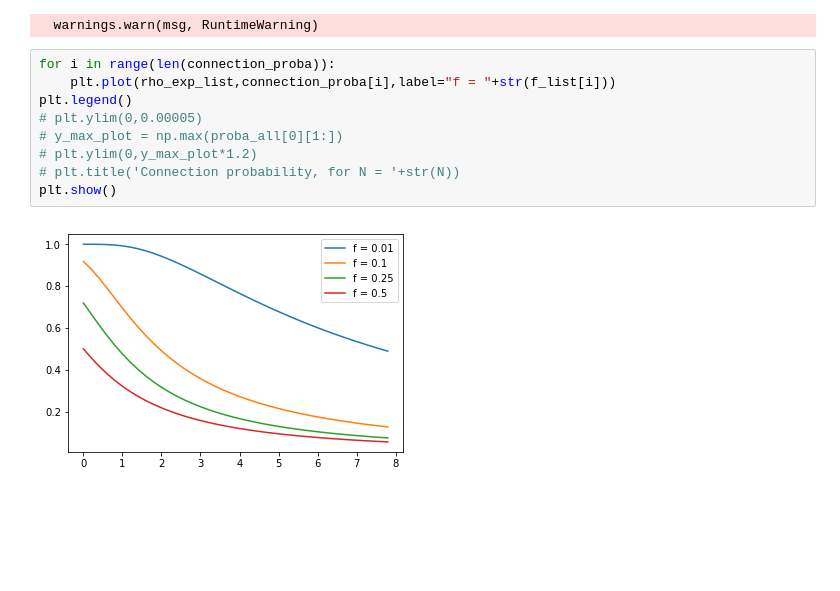
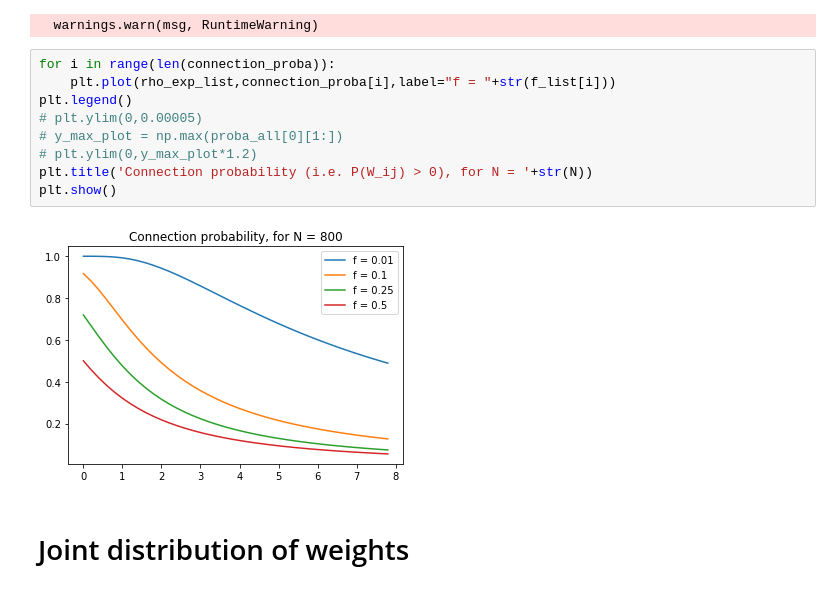
Before and after one commit to jlamweil/cortex-connect, a Jupyter notebook: replica-cavity.ipynb, the cells around one changed output. Drawn from its saved outputs; the diff is of its cells as text; blank space fills up the shorter version.

Commit message:
updated replica/cavity methods: new graphs

```diff
--- a/replica-cavity.ipynb
+++ b/replica-cavity.ipynb
@@ -259,11 +315,13 @@ for f in f_list:
 # %%
 for i in range(len(connection_proba)):
     plt.plot(rho_exp_list,connection_proba[i],label="f = "+str(f_list[i]))
 plt.legend()
 # plt.ylim(0,0.00005)
 # y_max_plot = np.max(proba_all[0][1:])
 # plt.ylim(0,y_max_plot*1.2)
-# plt.title('Connection probability, for N = '+str(N))
+plt.title('Connection probability (i.e. P(W_ij) > 0), for N = '+str(N))
 plt.show()
 # %% [output]
-[figure, old version]
+[figure, new version]
+# %% [markdown]
+# Joint distribution of weights
```
Also changed, not shown: parts of 10 cells of this notebook.
